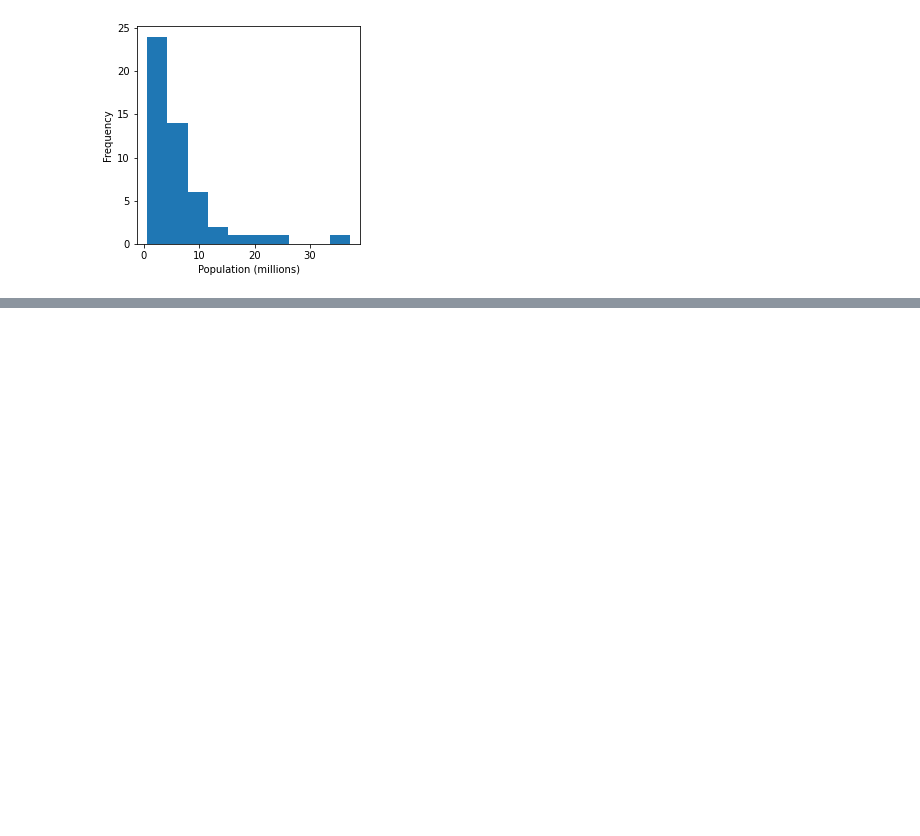
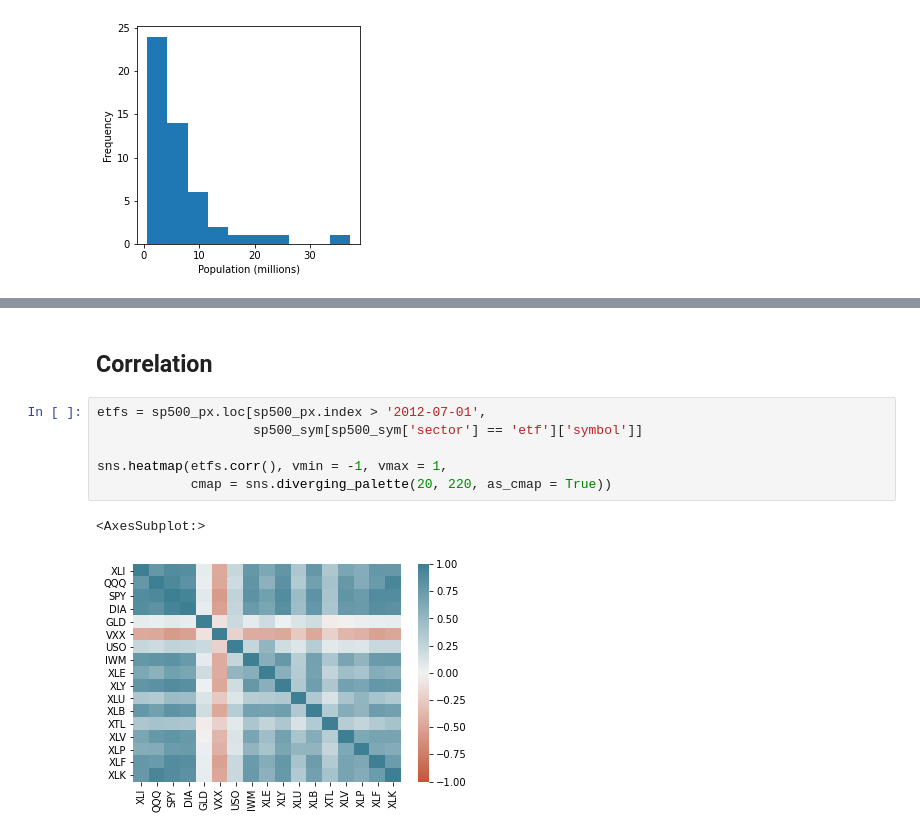
Before and after one commit to rhcaeb/ps4ds, a Jupyter notebook: docs/python/Chapter 1 - Exploratory Data Analysis.ipynb, the cells around one changed output, grey strips where cells are left out. Drawn from its saved outputs; the diff is of its cells as text; blank space fills up the shorter version.

```diff
--- a/docs/python/Chapter 1 - Exploratory Data Analysis.ipynb
+++ b/docs/python/Chapter 1 - Exploratory Data Analysis.ipynb
@@ -114,0 +130,11 @@ Text(0.5, 0, 'Population (millions)')
+# %% [markdown]
+## Correlation
+# %%
+etfs = sp500_px.loc[sp500_px.index > '2012-07-01',
+                    sp500_sym[sp500_sym['sector'] == 'etf']['symbol']]
+
+sns.heatmap(etfs.corr(), vmin = -1, vmax = 1,
+            cmap = sns.diverging_palette(20, 220, as_cmap = True))
+# %% [output]
+<AxesSubplot:>
+[figure, added]
```
Also changed, not shown: parts of 6 cells of this notebook, 5 other files.
